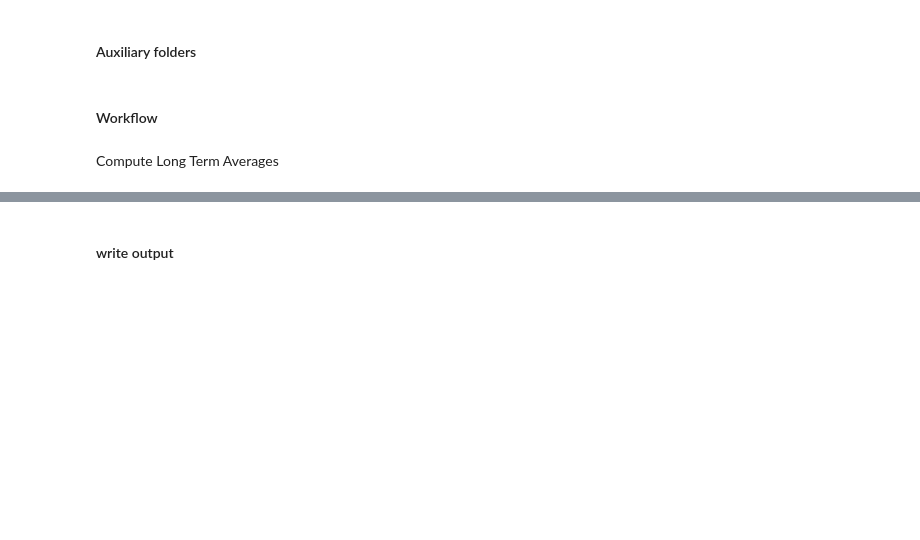
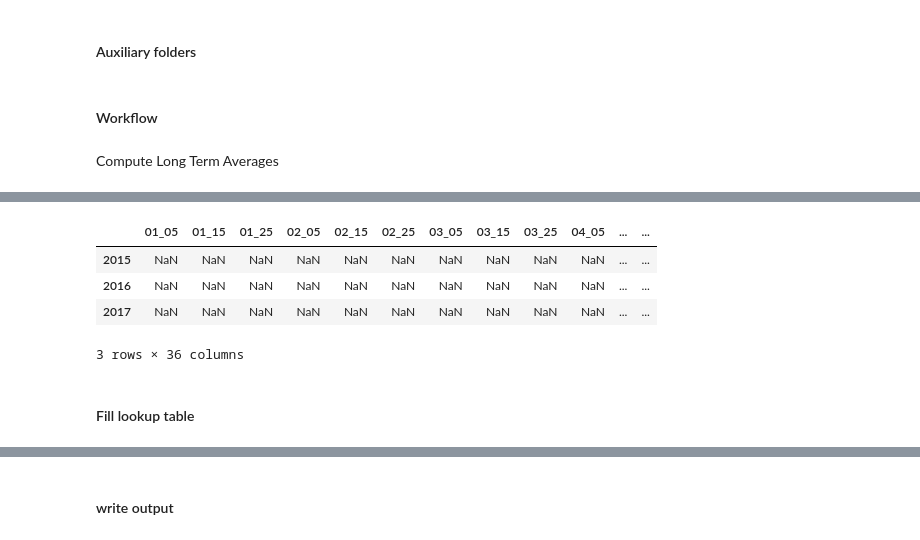
Before and after one commit to ec-better/ewf-wfp-02-01-03, a Jupyter notebook: src/main/app-resources/notebook/libexec/input.ipynb, the cells around one changed output, grey strips where cells are left out. Saved outputs shown, nothing was run; the diff lists cells and outputs as text; code cells hidden in the pictures; blank space fills up the shorter version.

```diff
--- a/src/main/app-resources/notebook/libexec/input.ipynb
+++ b/src/main/app-resources/notebook/libexec/input.ipynb
@@ -304,0 +499,7 @@ Compute Long Term Averages
+# %%
+# column names
+months_and_days = []
+
+for m in range(12):
+    for d in ['05', '15', '25']:
+        months_and_days.append('{0:02}'.format(m+1) + '_' + d)
@@ -304,0 +524,20 @@ Compute Long Term Averages
+# %%
+# row names
+
+firstdate = input_metada['startdate'].min().year
+lastdate = input_metada['startdate'].max().year
+
+start_years = range(firstdate,lastdate+1)
+# %%
+# create empty dataframe
+matN3 = pd.DataFrame(index=start_years, columns=months_and_days)
+
+matN3
+# %% [output]
+|  | 01_05 | 01_15 | 01_25 | 02_05 | 02_15 | 02_25 | 03_05 | 03_15 | 03_25 | 04_05 | ... | ... |
+| 2015 | NaN | NaN | NaN | NaN | NaN | NaN | NaN | NaN | NaN | NaN | ... | ... |
+| 2016 | NaN | NaN | NaN | NaN | NaN | NaN | NaN | NaN | NaN | NaN | ... | ... |
+| 2017 | NaN | NaN | NaN | NaN | NaN | NaN | NaN | NaN | NaN | NaN | ... | ... |
+3 rows × 36 columns
+# %% [markdown]
+#### Fill lookup table
```
Also changed, not shown: parts of 49 cells of this notebook.
